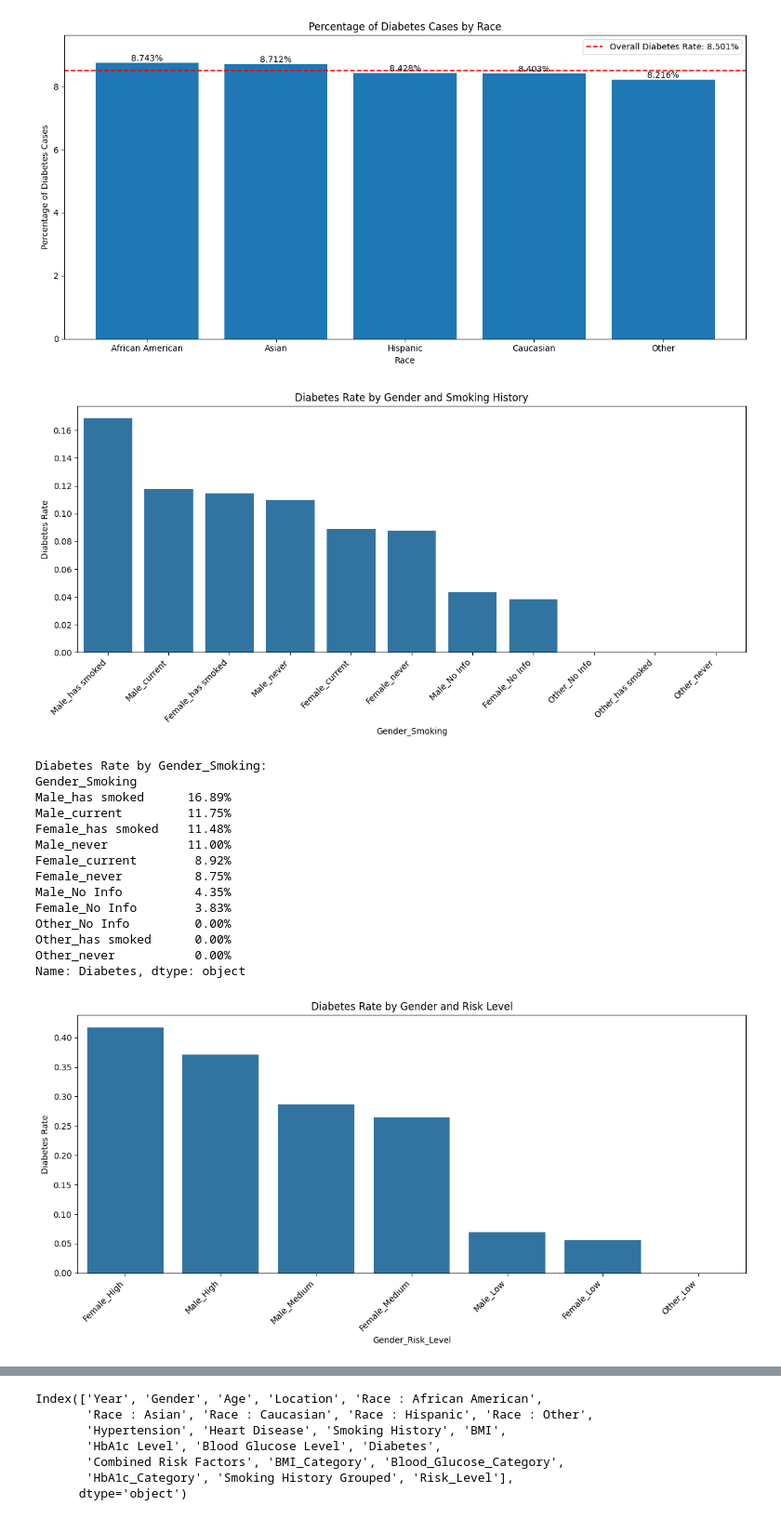
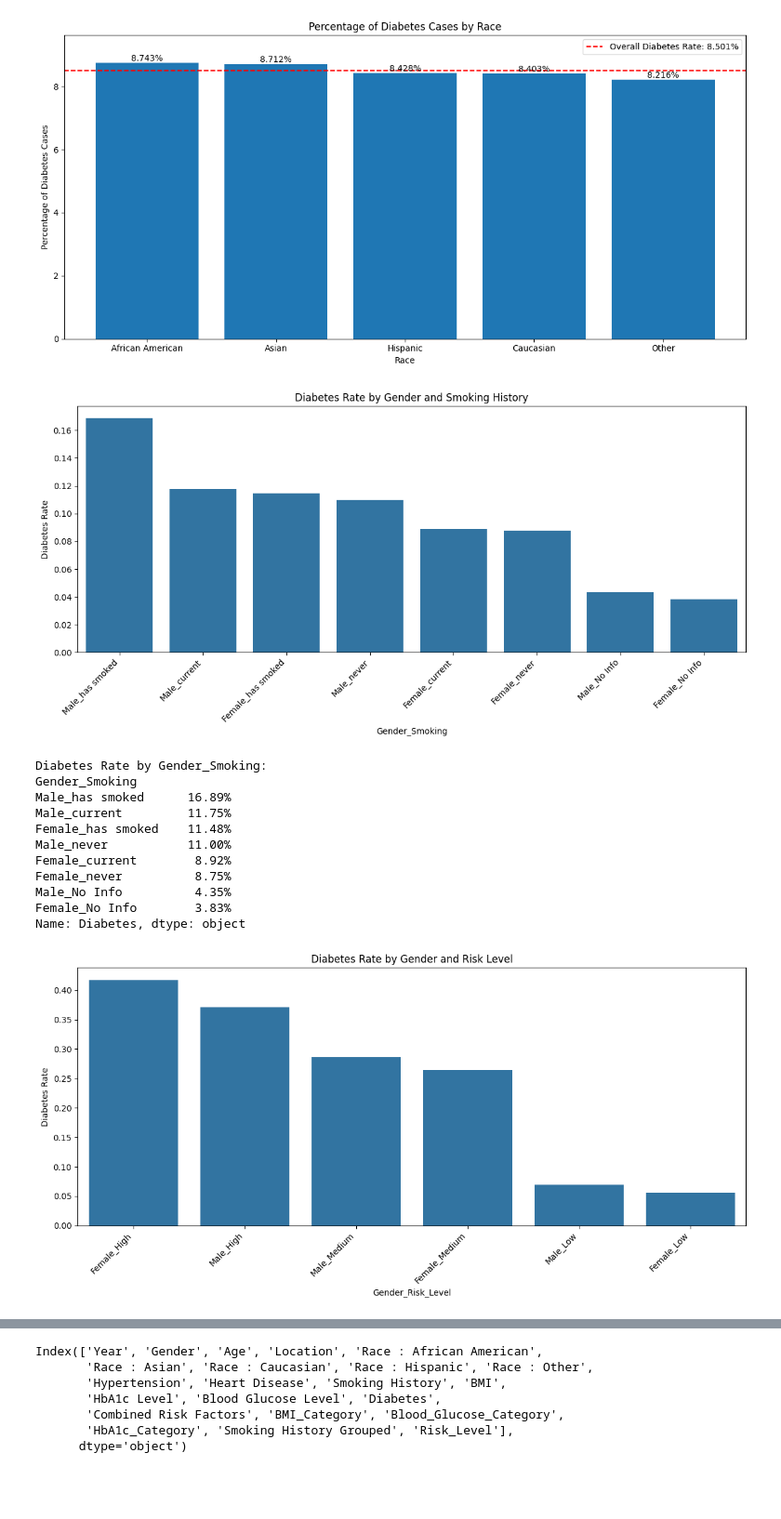
Before and after one commit to piiop/group-project-2, a Jupyter notebook: analysis.ipynb, the cells around one changed output, grey strips where cells are left out. Shown at 93% size. Cells and saved outputs as stored; diff of their text form; code cells hidden in the pictures; blank space fills up the shorter version.

Commit message:
Visualizations updates, code updates

```diff
--- a/analysis.ipynb
+++ b/analysis.ipynb
@@ -941,3 +959,32 @@ df_clustered
 | 99998 | 2018 | Female | 51.0 | Wyoming | 1 | 0 | 0 | ... |
 | 99999 | 2016 | Male | 13.0 | Wyoming | 0 | 0 | 0 | ... |
 99986 rows × 22 columns
+# %%
+# Calculate the percentage of diabetes for each cluster
+diabetes_by_cluster = df_clustered.groupby(['Cluster', 'Risk_Category'])['Diabetes'].mean().reset_index()
+diabetes_by_cluster['Diabetes_Percentage'] = diabetes_by_cluster['Diabetes'] * 100
+
+# Sort the results by cluster number
+diabetes_by_cluster = diabetes_by_cluster.sort_values('Cluster')
+
+# Display the results
+print("Percentage of Positive Diabetes Diagnosis by Cluster:")
+for _, row in diabetes_by_cluster.iterrows():
+    print(f"Cluster {row['Cluster']} ({row['Risk_Category']}): {row['Diabetes_Percentage']:.2f}%")
+
+# Create a bar plot
+plt.figure(figsize=(12, 6))
+sns.barplot(x='Risk_Category', y='Diabetes_Percentage', data=diabetes_by_cluster,
+            order=diabetes_by_cluster.sort_values('Cluster')['Risk_Category'])
+
+plt.title('Percentage of Positive Diabetes Diagnosis by Cluster')
+plt.xlabel('Risk Category')
+plt.ylabel('Percentage with Diabetes')
+plt.xticks(rotation=45, ha='right')
+
+# Add percentage labels on top of each bar
+for i, v in enumerate(diabetes_by_cluster['Diabetes_Percentage']):
+    plt.text(i, v + 0.5, f'{v:.2f}%', ha='center', va='bottom')
+
+plt.tight_layout()
+plt.show()
@@ -1180,35 +1235,37 @@ df = create_gender_smoking_groups(df)
 df = create_gender_risk_groups(df)
 
 
 def plot_feature_target_interaction(df, feature, target='Diabetes', title=None):
+
+    df_filtered = df[~df['Gender'].isin(['Other'])]
     plt.figure(figsize=(12, 6))
 
     # Calculate the percentage of positive cases for each category
-    diabetes_rate = df.groupby(feature)[target].mean().sort_values(ascending=False)
+    diabetes_rate = df_filtered.groupby(feature)[target].mean().sort_values(ascending=False)
 
     # Plot the bar chart
     sns.barplot(x=diabetes_rate.index, y=diabetes_rate.values)
 
     plt.title(title or f'Diabetes Rate by {feature}')
     plt.xlabel(feature)
     plt.ylabel('Diabetes Rate')
     plt.xticks(rotation=45, ha='right')
     plt.tight_layout()
     plt.show()
 
     # Print the exact percentages
     print(f"\nDiabetes Rate by {feature}:")
     print(diabetes_rate.apply(lambda x: f"{x:.2%}"))
 
 # Plot the interactions
 plot_feature_target_interaction(df, 'Gender_Smoking', title='Diabetes Rate by Gender and Smoking History')
 plot_feature_target_interaction(df, 'Gender_Risk_Level', title='Diabetes Rate by Gender and Risk Level')
 
 # Drop the temp columns
 
 df = df.drop(columns=['Gender_Risk_Level','Gender_Smoking'])
 # %% [output]
-[figure, old version]
+[figure, new version]
 Diabetes Rate by Gender_Smoking:
 Gender_Smoking
 Male_has smoked      16.89%
@@ -1219,11 +1276,8 @@ Female_current        8.92%
 Female_never          8.75%
 Male_No Info          4.35%
 Female_No Info        3.83%
-Other_No Info         0.00%
-Other_has smoked      0.00%
-Other_never           0.00%
 Name: Diabetes, dtype: object
-[figure, old version]
+[figure, new version]
 Diabetes Rate by Gender_Risk_Level:
 Gender_Risk_Level
 Female_High      41.73%
```
Also changed, not shown: parts of 12 cells of this notebook, 28 other files.
